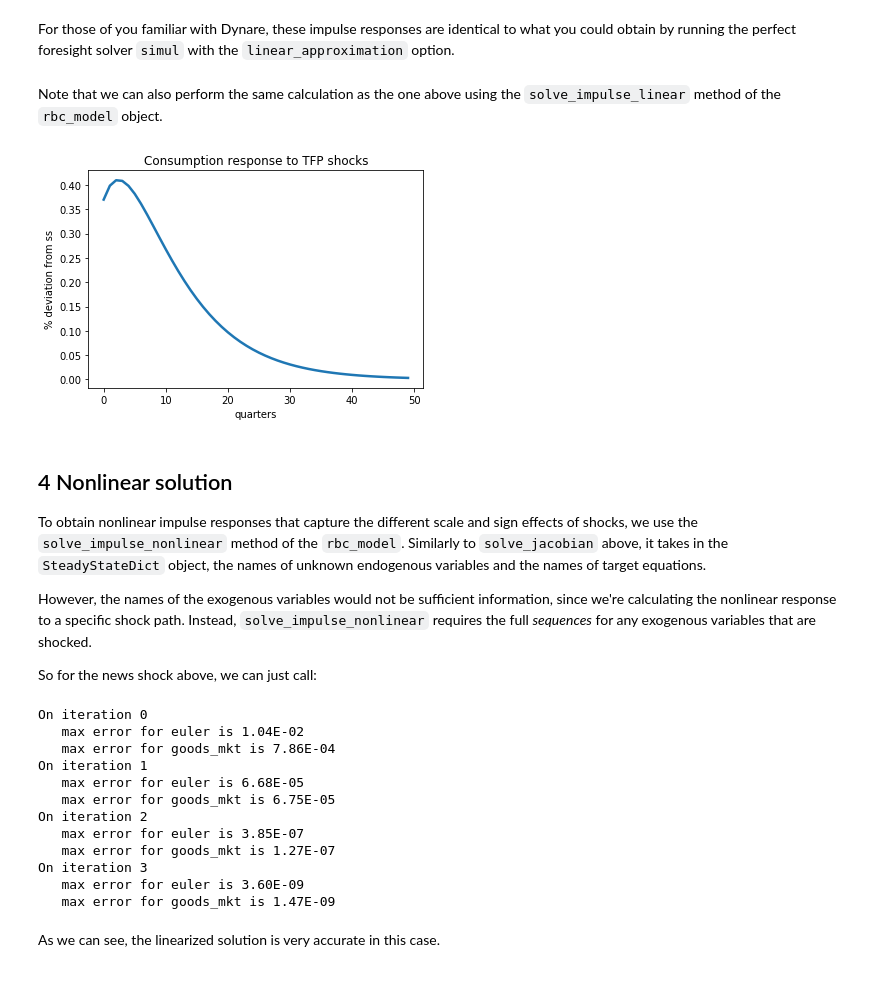
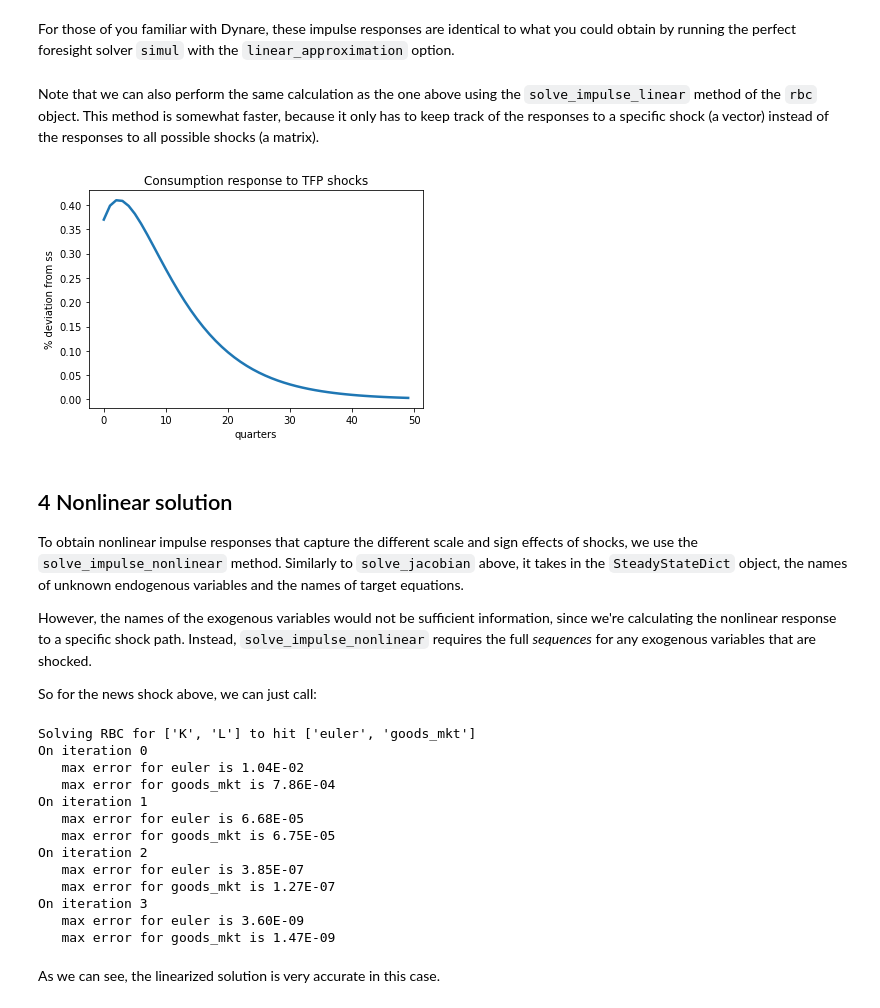
Before and after one commit to shade-econ/sequence-jacobian, a Jupyter notebook: notebooks/rbc.ipynb, the cells around one changed output. Saved outputs shown, nothing was run; the diff lists cells and outputs as text; code cells hidden in the pictures.

```diff
--- a/notebooks/rbc.ipynb
+++ b/notebooks/rbc.ipynb
@@ -95,0 +140,5 @@ def mkt_clearing(r, C, Y, I, K, L, w, eis, beta):
+# %%
+rbc = create_model([household, firm, mkt_clearing], name="RBC")
+
+print(rbc)
+print(f"Blocks: {rbc.blocks}")
@@ -104,9 +156,8 @@ The `solver` keyword argument specifies which root-finding algorithm will be use
 # %%
-blocks = [household, firm, mkt_clearing]
-rbc_model = sj.create_model(blocks, name="RBC")
-
 calibration = {"L": 1., "Z": 1., "r": 0.01, "eis": 1., "frisch": 1., "delta": 0.025, "alpha": 0.11}
 unknowns_ss = {"vphi": 0.9, "beta": 0.99, "K": 2., "Z": 1.}
 targets_ss = {"goods_mkt": 0., "r": 0.01, "euler": 0., "Y": 1.}
 
-ss = rbc_model.solve_steady_state(calibration, unknowns_ss, targets_ss, solver="hybr")
+ss = rbc.solve_steady_state(calibration, unknowns_ss, targets_ss, solver="hybr")
+
+print(ss)
@@ -166,31 +228,34 @@ plt.show()
 # %% [markdown]
 For those of you familiar with Dynare, these impulse responses are identical to what you could obtain by running the perfect foresight solver `simul` with the `linear_approximation` option.
 # %% [markdown]
-Note that we can also perform the same calculation as the one above using the `solve_impulse_linear` method of the `rbc_model` object.
+Note that we can also perform the same calculation as the one above using the `solve_impulse_linear` method of the `rbc` object. This method is somewhat faster, because it only has to keep track of the responses to a specific shock (a vector) instead of the responses to all possible shocks (a matrix).
 # %%
 regular_Z_shock_path = {"Z": dZ[:, 0]}
 
-dC_alt = 100 * rbc_model.solve_impulse_linear(ss, regular_Z_shock_path, unknowns, targets).normalize()["C"][:50]
+td_lin = rbc.solve_impulse_linear(ss, unknowns, targets, regular_Z_shock_path)
+td_lin_scaled = 100 * td_lin / ss  # scale all variables at once
+dC_alt = td_lin_scaled['C']
 
-plt.plot(dC_alt, label='regular shock', linewidth=2.5)
+plt.plot(dC_alt[:50], label='regular shock', linewidth=2.5)
 plt.title(r'Consumption response to TFP shocks')
 plt.ylabel(r'% deviation from ss')
 plt.xlabel(r'quarters')
 plt.show()
 # %% [output]
-[figure, old version]
+[figure, new version]
 # %% [markdown]
 ## 4 Nonlinear solution
 
-To obtain nonlinear impulse responses that capture the different scale and sign effects of shocks, we use the `solve_impulse_nonlinear` method of the `rbc_model`. Similarly to `solve_jacobian` above, it takes in the `SteadyStateDict` object, the names of unknown endogenous variables and the names of target equations.
+To obtain nonlinear impulse responses that capture the different scale and sign effects of shocks, we use the `solve_impulse_nonlinear` method. Similarly to `solve_jacobian` above, it takes in the `SteadyStateDict` object, the names of unknown endogenous variables and the names of target equations.
 
 However, the names of the exogenous variables would not be sufficient information, since we're calculating the nonlinear response to a specific shock path. Instead, `solve_impulse_nonlinear` requires the full *sequences* for any exogenous variables that are shocked.
 
 So for the news shock above, we can just call:
 # %%
 news_Z_shock_path = {"Z": dZ[:, 1]}
-td_nonlin = rbc_model.solve_impulse_nonlinear(ss, news_shock_path, unknowns, targets)
+td_nonlin = rbc.solve_impulse_nonlinear(ss, unknowns, targets, news_Z_shock_path)
 # %% [output]
+Solving RBC for ['K', 'L'] to hit ['euler', 'goods_mkt']
 On iteration 0
    max error for euler is 1.04E-02
    max error for goods_mkt is 7.86E-04
```
Also changed, not shown: parts of 29 cells of this notebook, 2 other files.
